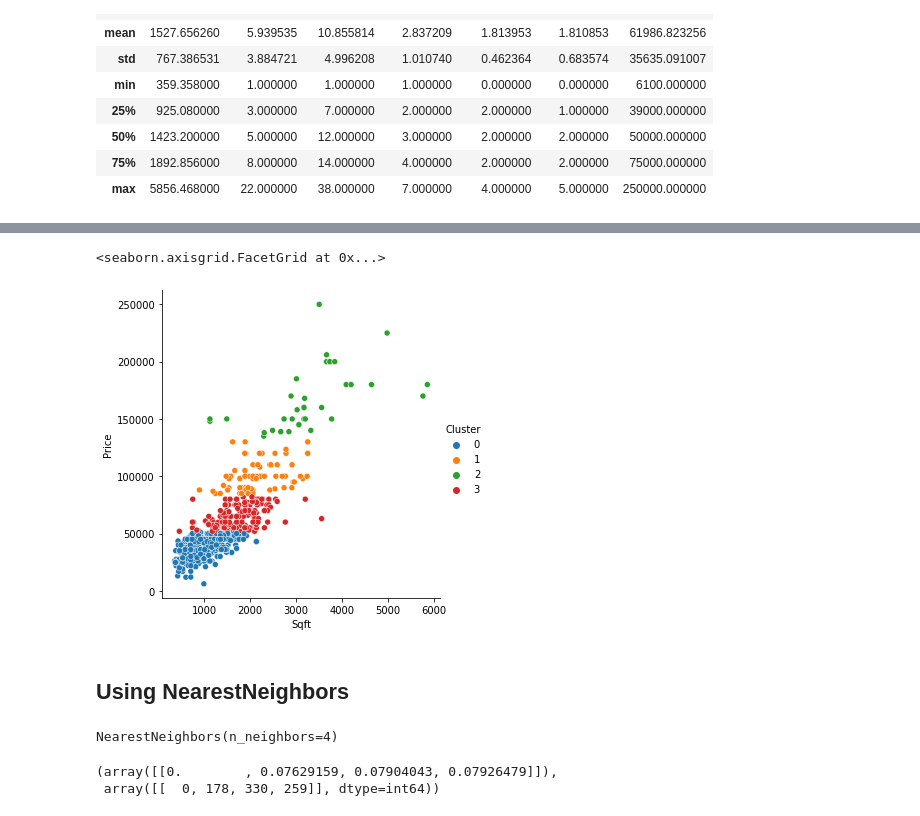
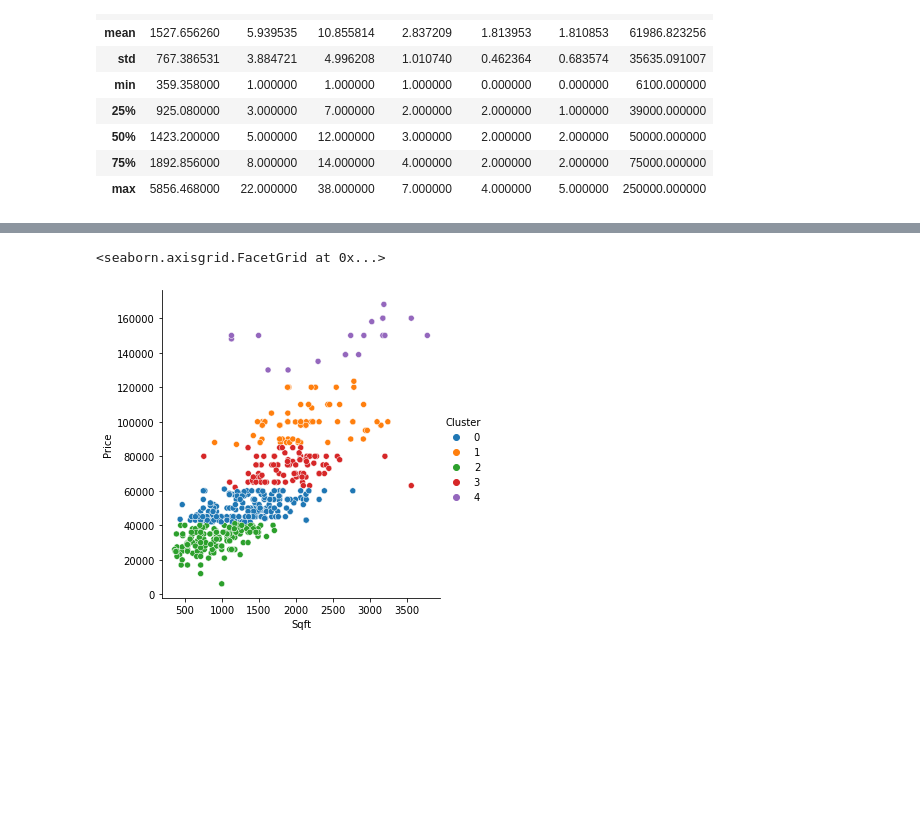
Before and after one commit to uzairk-99/Edyoda, a Jupyter notebook: Machine learning/ML_Assignment_1_2.ipynb, the cells around one changed output, grey strips where cells are left out. Drawn from its saved outputs; the diff is of its cells as text; code cells hidden in the pictures; blank space fills up the shorter version.

```diff
--- a/Machine learning/ML_Assignment_1_2.ipynb
+++ b/Machine learning/ML_Assignment_1_2.ipynb
@@ -113,0 +78,6 @@ for k in range(1,15):
+# %%
+# Dealing with outliers using z-score
+z = np.abs(stats.zscore(df)) # z-score for each entry
+
+
+df_o = df[(z < 3).all(axis=1)].reset_index(drop=True)  # removing entries above threshold of z-score 3
@@ -126,5 +151,5 @@ plt.show()
 # %%
 # storing cluster to which house belong within data
-kmeans=KMeans(n_clusters=4)
-df_dummied['Cluster']=kmeans.fit_predict(df_dummied)
-df['Cluster']=df_dummied['Cluster'].astype('category')
+kmeans=KMeans(n_clusters=5)
+df_o['Cluster']=kmeans.fit_predict(df_o)
+df_o['Cluster']=df_o['Cluster'].astype('category')
@@ -149,8 +172,6 @@ import seaborn as sns
 # %%
-# Clusters representation along with Sqft
-sns.relplot(data=df,hue='Cluster',y='Price',x='Sqft')
+# Clusters visualization
+sns.relplot(data=df_o,hue='Cluster',y='Price',x='Sqft')
 # %% [output]
 <seaborn.axisgrid.FacetGrid at 0x...>
-[figure, old version]
+[figure, new version]
-# %% [markdown]
-## Using NearestNeighbors
@@ -167,10 +177,0 @@ nn=NearestNeighbors(n_neighbors=4)
-# %%
-nn.fit(df_scaled)
-# %% [output]
-NearestNeighbors(n_neighbors=4)
-# %%
-#Finding neighbors for the first row
-nn.kneighbors(df_scaled[:1])
-# %% [output]
-(array([[0.        , 0.07629159, 0.07904043, 0.07926479]]),
- array([[  0, 178, 330, 259]], dtype=int64))
```
Also changed, not shown: parts of 24 cells of this notebook, 1 other file.
